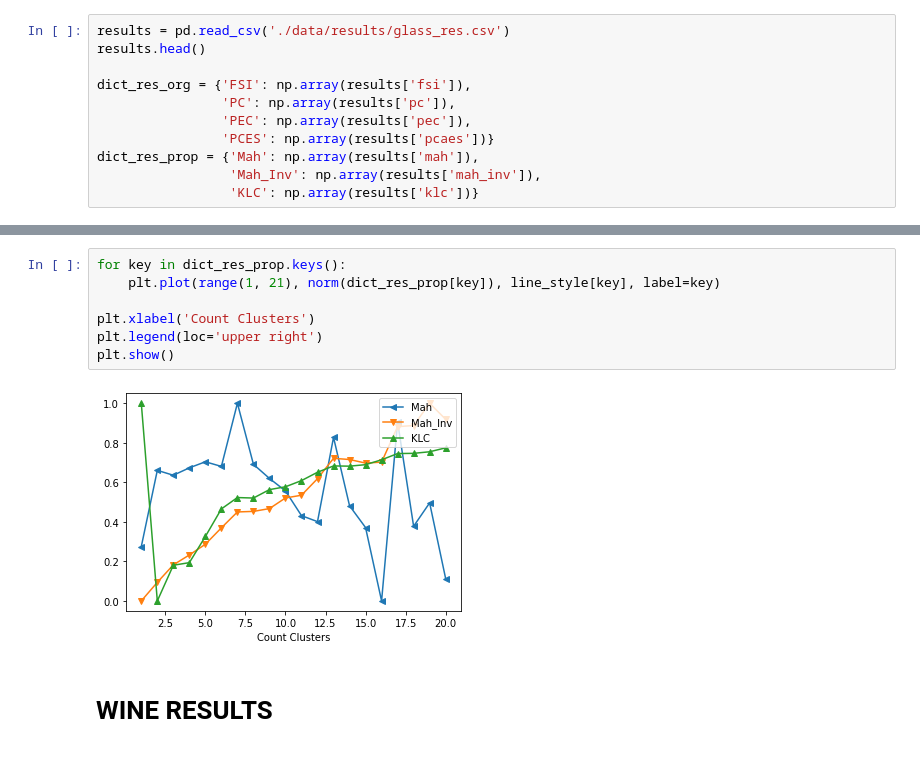
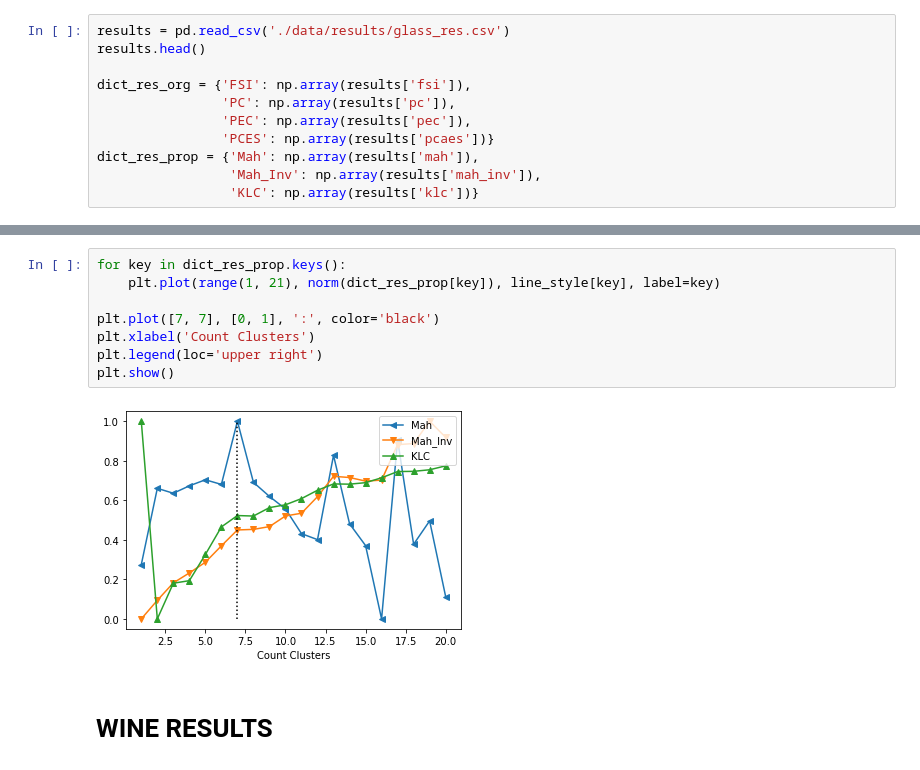
Before and after one commit to VolDonets/cmeans_python, a Jupyter notebook: kmnt_article_2022/results_represent.ipynb, the cells around one changed output, grey strips where cells are left out. Cells and saved outputs as stored; diff of their text form.

```diff
--- a/kmnt_article_2022/results_represent.ipynb
+++ b/kmnt_article_2022/results_represent.ipynb
@@ -73,12 +76,13 @@ plt.show()
 # %%
 for key in dict_res_prop.keys():
     plt.plot(range(1, 21), norm(dict_res_prop[key]), line_style[key], label=key)
 
+plt.plot([7, 7], [0, 1], ':', color='black')
 plt.xlabel('Count Clusters')
 plt.legend(loc='upper right')
 plt.show()
 # %% [output]
-[figure, old version]
+[figure, new version]
 # %% [markdown]
 # WINE RESULTS
 # %%
```
Also changed, not shown: parts of 7 cells of this notebook.
